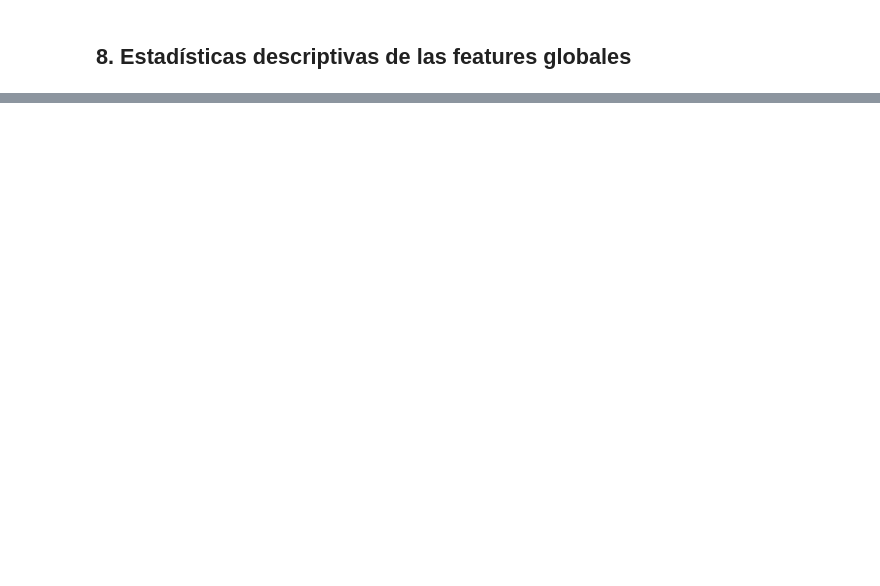
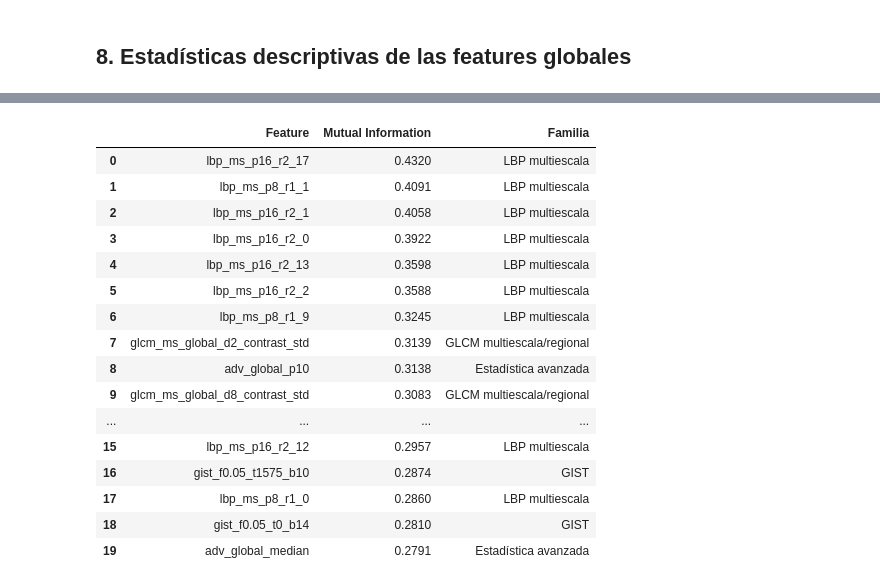
Before and after one commit to KevEstr/CAD_TBX11K, a Jupyter notebook: notebooks/05_Extraccion_Caracteristicas.ipynb, the cells around one changed output, grey strips where cells are left out. Saved outputs shown, nothing was run; the diff lists cells and outputs as text; code cells hidden in the pictures; blank space fills up the shorter version.

```diff
--- a/notebooks/05_Extraccion_Caracteristicas.ipynb
+++ b/notebooks/05_Extraccion_Caracteristicas.ipynb
@@ -332,0 +524,63 @@ tb      127.551 ± 4.268    59.7 ± 2.089  254.922 ± 0.268  5.396 ± 0.071
+# %%
+from sklearn.feature_selection import mutual_info_classif
+
+X_mi = (
+    X_new
+    .replace([np.inf, -np.inf], np.nan)
+    .fillna(0)
+)
+
+y = features_df['label']
+
+mi_values = mutual_info_classif(
+    X_mi,
+    y,
+    discrete_features=False,
+    random_state=42
+)
+
+mi_df = pd.DataFrame({
+    'Feature': new_cols,
+    'Mutual Information': mi_values
+})
+
+mi_df = mi_df.sort_values(
+    'Mutual Information',
+    ascending=False
+).reset_index(drop=True)
+
+def get_new_feature_family(feature):
+    """
+    Retorna la familia a la que pertenece una nueva característica.
+    """
+    for family, columns in new_feature_groups.items():
+        if feature in columns:
+            return family
+
+    return 'Desconocida'
+
+
+mi_df['Familia'] = (
+    mi_df['Feature']
+    .apply(get_new_feature_family)
+)
+
+display(mi_df.head(20).round(4))
+# %% [output]
+|  | Feature | Mutual Information | Familia |
+| 0 | lbp_ms_p16_r2_17 | 0.4320 | LBP multiescala |
+| 1 | lbp_ms_p8_r1_1 | 0.4091 | LBP multiescala |
+| 2 | lbp_ms_p16_r2_1 | 0.4058 | LBP multiescala |
+| 3 | lbp_ms_p16_r2_0 | 0.3922 | LBP multiescala |
+| 4 | lbp_ms_p16_r2_13 | 0.3598 | LBP multiescala |
+| 5 | lbp_ms_p16_r2_2 | 0.3588 | LBP multiescala |
+| 6 | lbp_ms_p8_r1_9 | 0.3245 | LBP multiescala |
+| 7 | glcm_ms_global_d2_contrast_std | 0.3139 | GLCM multiescala/regional |
+| 8 | adv_global_p10 | 0.3138 | Estadística avanzada |
+| 9 | glcm_ms_global_d8_contrast_std | 0.3083 | GLCM multiescala/regional |
+| ... | ... | ... | ... |
+| 15 | lbp_ms_p16_r2_12 | 0.2957 | LBP multiescala |
+| 16 | gist_f0.05_t1575_b10 | 0.2874 | GIST |
+| 17 | lbp_ms_p8_r1_0 | 0.2860 | LBP multiescala |
+| 18 | gist_f0.05_t0_b14 | 0.2810 | GIST |
+| 19 | adv_global_median | 0.2791 | Estadística avanzada |
```
Also changed, not shown: parts of 30 cells of this notebook.
